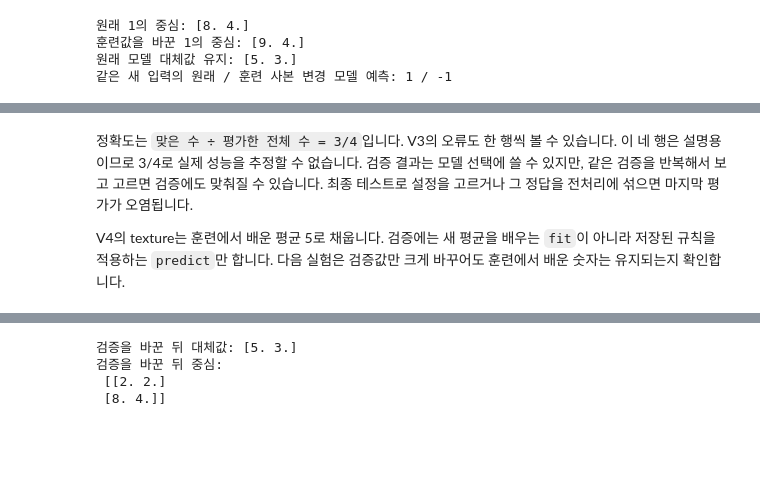
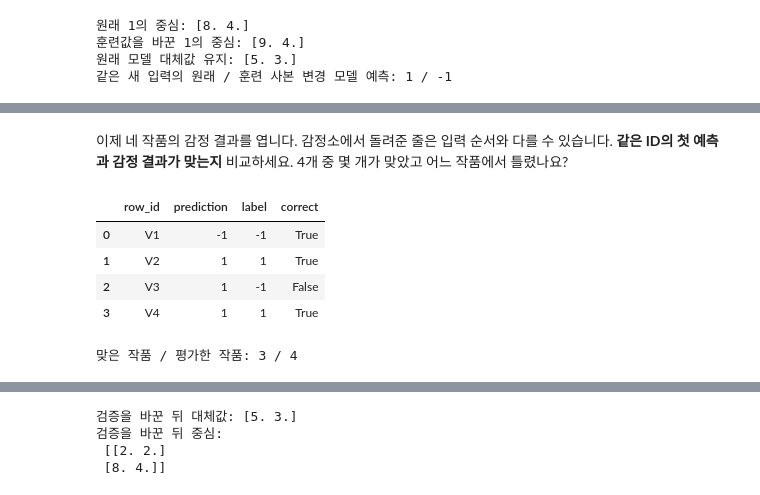
Before and after one commit to jlee-ax/AI-Olympiad, a Jupyter notebook: lessons/week01/week01_problem_pipeline.ipynb, the cells around one changed output, grey strips where cells are left out. Drawn from its saved outputs; the diff is of its cells as text; code cells hidden in the pictures; blank space fills up the shorter version.

```diff
--- a/lessons/week01/week01_problem_pipeline.ipynb
+++ b/lessons/week01/week01_problem_pipeline.ipynb
@@ -152,4 +125,19 @@ assert accuracy == 3 / 4
 # %% [markdown]
-정확도는 <code>맞은 수 ÷ 평가한 전체 수 = 3/4</code>입니다. V3의 오류도 한 행씩 볼 수 있습니다. 이 네 행은 설명용이므로 3/4로 실제 성능을 추정할 수 없습니다. 검증 결과는 모델 선택에 쓸 수 있지만, 같은 검증을 반복해서 보고 고르면 검증에도 맞춰질 수 있습니다. 최종 테스트로 설정을 고르거나 그 정답을 전처리에 섞으면 마지막 평가가 오염됩니다.
-
-V4의 texture는 훈련에서 배운 평균 5로 채웁니다. 검증에는 새 평균을 배우는 <code>fit</code>이 아니라 저장된 규칙을 적용하는 <code>predict</code>만 합니다. 다음 실험은 검증값만 크게 바꾸어도 훈련에서 배운 숫자는 유지되는지 확인합니다.
+이제 네 작품의 감정 결과를 엽니다. 감정소에서 돌려준 줄은 입력 순서와 다를 수 있습니다. **같은 ID의 첫 예측과 감정 결과가 맞는지** 비교하세요. 4개 중 몇 개가 맞았고 어느 작품에서 틀렸나요?
+# %%
+worked_validation_key = pd.DataFrame([
+    ("V4", 1), ("V1", -1), ("V3", -1), ("V2", 1),
+], columns=["row_id", "label"])
+val_view = worked_first.merge(worked_validation_key, on="row_id", validate="one_to_one")
+assert len(val_view) == len(worked_first) == len(worked_validation_key)
+val_view["correct"] = val_view["prediction"] == val_view["label"]
+accuracy = val_view["correct"].sum() / len(val_view)
+display(val_view)
+print("맞은 작품 / 평가한 작품:", val_view["correct"].sum(), "/", len(val_view))
+# %% [output]
+|  | row_id | prediction | label | correct |
+| 0 | V1 | -1 | -1 | True |
+| 1 | V2 | 1 | 1 | True |
+| 2 | V3 | 1 | -1 | False |
+| 3 | V4 | 1 | 1 | True |
+맞은 작품 / 평가한 작품: 3 / 4
```
Also changed, not shown: parts of 36 cells of this notebook, 30 other files.
